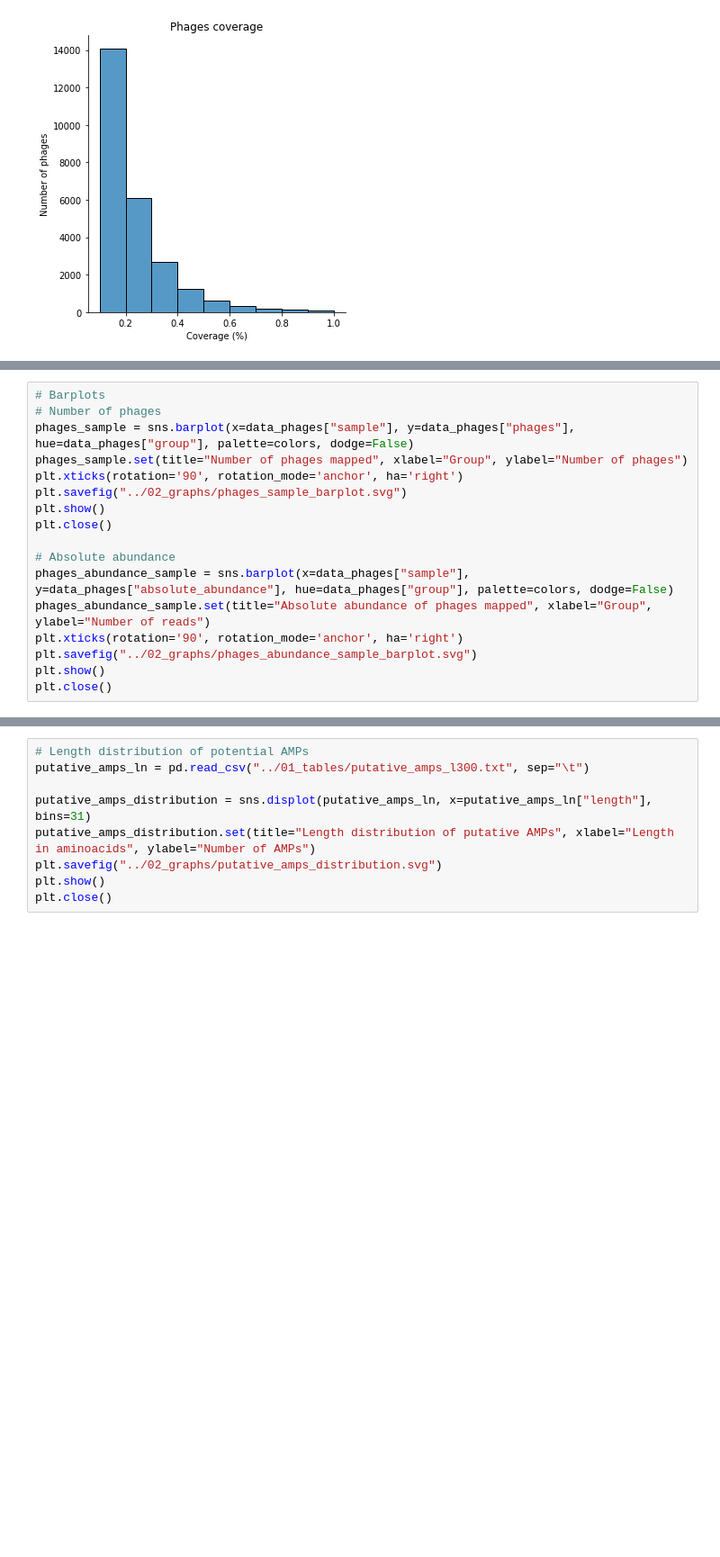
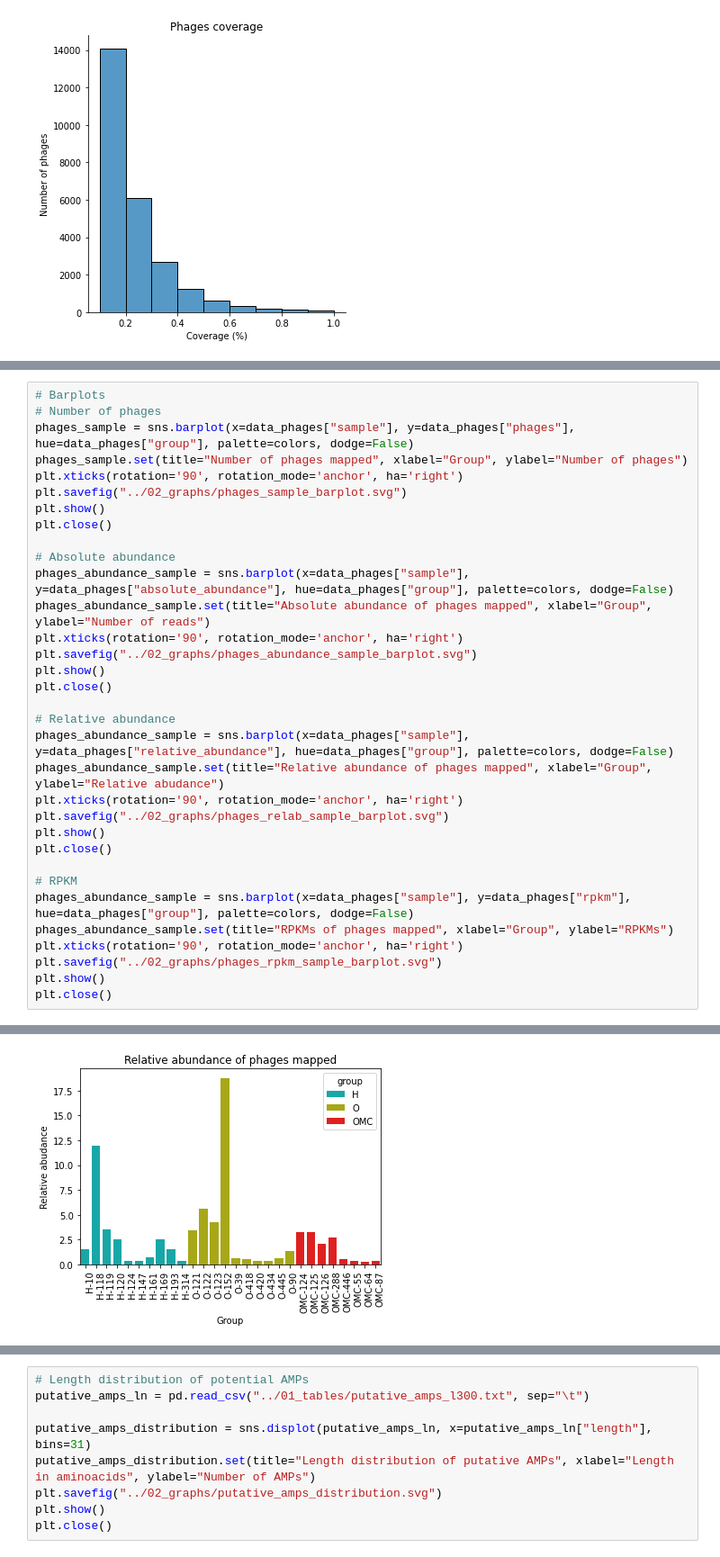
Before and after one commit to LuiguiGallardo/amps_phages, a Jupyter notebook: 03_logs/phages_log_13062022.ipynb, the cells around one changed output, grey strips where cells are left out. Shown: that part at 90% size. Drawn from its saved outputs; the diff is of its cells as text; blank space fills up the shorter version.

```diff
--- a/03_logs/phages_log_13062022.ipynb
+++ b/03_logs/phages_log_13062022.ipynb
@@ -69,20 +87,37 @@ plt.close()
 # %%
 # Barplots
 # Number of phages
 phages_sample = sns.barplot(x=data_phages["sample"], y=data_phages["phages"], hue=data_phages["group"], palette=colors, dodge=False)
 phages_sample.set(title="Number of phages mapped", xlabel="Group", ylabel="Number of phages")
 plt.xticks(rotation='90', rotation_mode='anchor', ha='right')
 plt.savefig("../02_graphs/phages_sample_barplot.svg")
 plt.show()
 plt.close()
 
 # Absolute abundance
 phages_abundance_sample = sns.barplot(x=data_phages["sample"], y=data_phages["absolute_abundance"], hue=data_phages["group"], palette=colors, dodge=False)
 phages_abundance_sample.set(title="Absolute abundance of phages mapped", xlabel="Group", ylabel="Number of reads")
 plt.xticks(rotation='90', rotation_mode='anchor', ha='right')
 plt.savefig("../02_graphs/phages_abundance_sample_barplot.svg")
 plt.show()
 plt.close()
+
+# Relative abundance
+phages_abundance_sample = sns.barplot(x=data_phages["sample"], y=data_phages["relative_abundance"], hue=data_phages["group"], palette=colors, dodge=False)
+phages_abundance_sample.set(title="Relative abundance of phages mapped", xlabel="Group", ylabel="Relative abudance")
+plt.xticks(rotation='90', rotation_mode='anchor', ha='right')
+plt.savefig("../02_graphs/phages_relab_sample_barplot.svg")
+plt.show()
+plt.close()
+
+# RPKM
+phages_abundance_sample = sns.barplot(x=data_phages["sample"], y=data_phages["rpkm"], hue=data_phages["group"], palette=colors, dodge=False)
+phages_abundance_sample.set(title="RPKMs of phages mapped", xlabel="Group", ylabel="RPKMs")
+plt.xticks(rotation='90', rotation_mode='anchor', ha='right')
+plt.savefig("../02_graphs/phages_rpkm_sample_barplot.svg")
+plt.show()
+plt.close()
 # %% [output]
 [figure]
 [figure]
+[figure, added]
```
Also changed, not shown: parts of 2 cells of this notebook, 40 other files.
